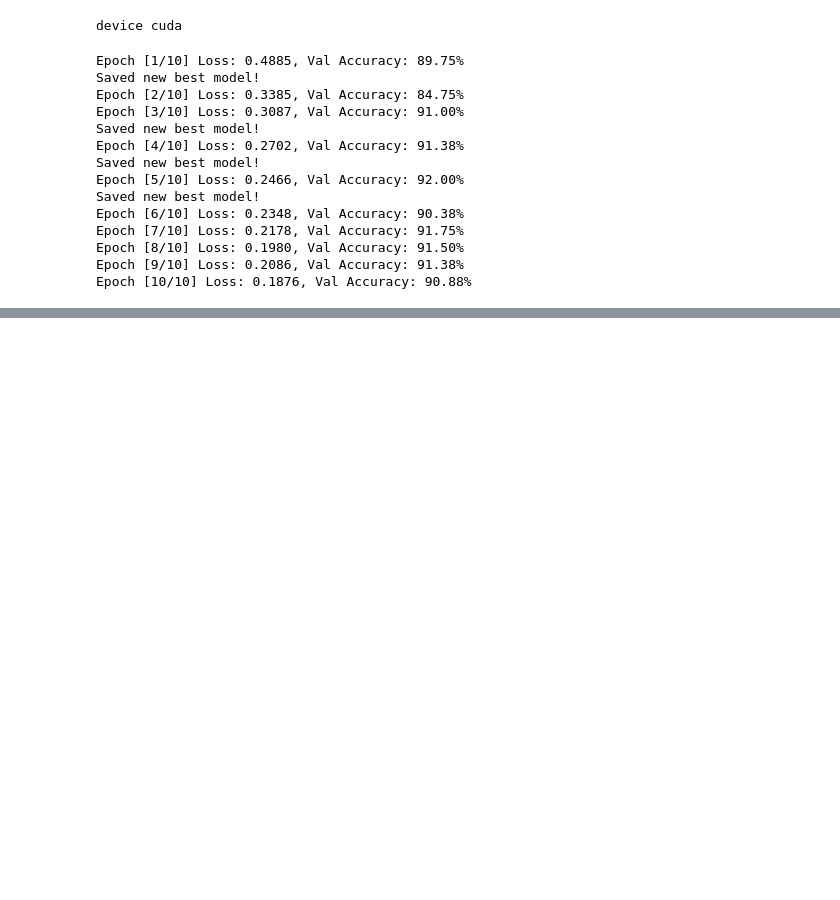
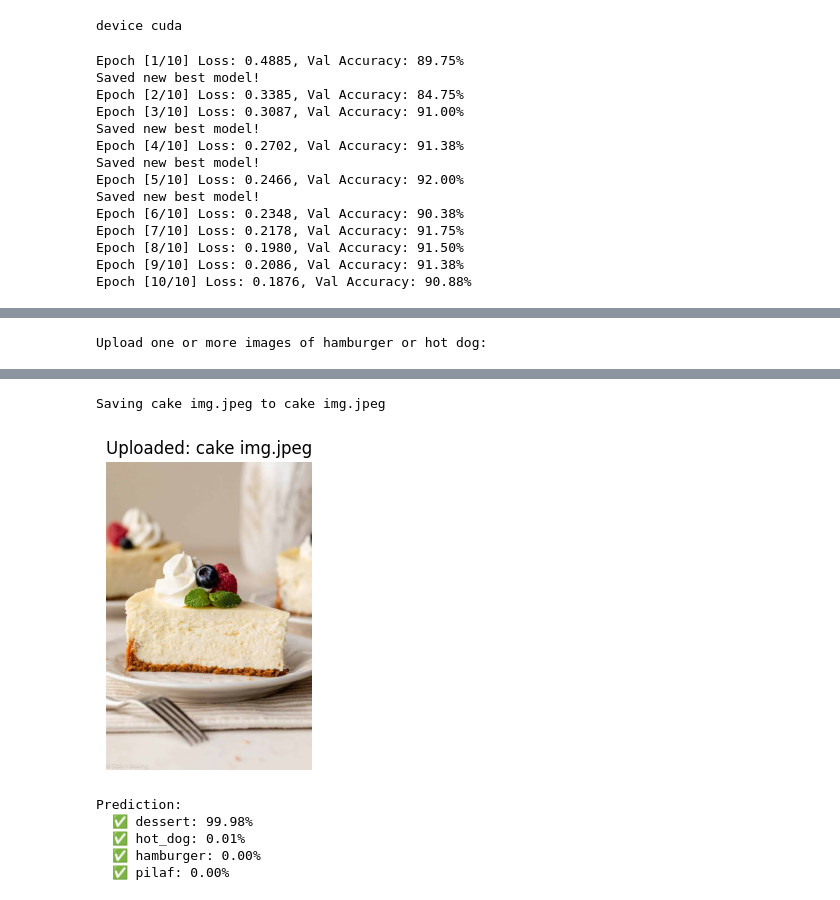
Before and after one commit to yakhyo018/computer_vision, a Jupyter notebook: menu_detector_model.ipynb, the cells around one changed output, grey strips where cells are left out. Cells and saved outputs as stored; diff of their text form; code cells hidden in the pictures; blank space fills up the shorter version.

```diff
--- a/menu_detector_model.ipynb
+++ b/menu_detector_model.ipynb
@@ -224,0 +284,31 @@ Epoch [10/10] Loss: 0.1876, Val Accuracy: 90.88%
+# %%
+# -----------------------------------------
+# Upload & Predict
+# -----------------------------------------
+print("Upload one or more images of hamburger or hot dog:")
+uploaded = files.upload()
+
+for image_name in uploaded.keys():
+    image = Image.open(io.BytesIO(uploaded[image_name])).convert('RGB')
+
+    # Display image
+    plt.figure(figsize=(4, 4))
+    plt.imshow(image)
+    plt.axis('off')
+    plt.title(f'Uploaded: {image_name}')
+    plt.show()
+
+    # Predict
+    image_tensor = transform(image).unsqueeze(0).to(device)
+    with torch.no_grad():
+        output = model(image_tensor)
+        probs = torch.softmax(output, dim=1)[0]
+        topk = torch.topk(probs, 4)
+
+    print("Prediction:")
+    for i in range(topk.indices.size(0)):
+        label = CLASSES[topk.indices[i]]
+        confidence = topk.values[i].item() * 100
+        print(f"  ✅ {label}: {confidence:.2f}%")
+# %% [output]
+Upload one or more images of hamburger or hot dog:
@@ -224,0 +316,7 @@ Epoch [10/10] Loss: 0.1876, Val Accuracy: 90.88%
+Saving cake img.jpeg to cake img.jpeg
+[figure, added]
+Prediction:
+  ✅ dessert: 99.98%
+  ✅ hot_dog: 0.01%
+  ✅ hamburger: 0.00%
+  ✅ pilaf: 0.00%
```
Also changed, not shown: parts of 2 cells of this notebook.
